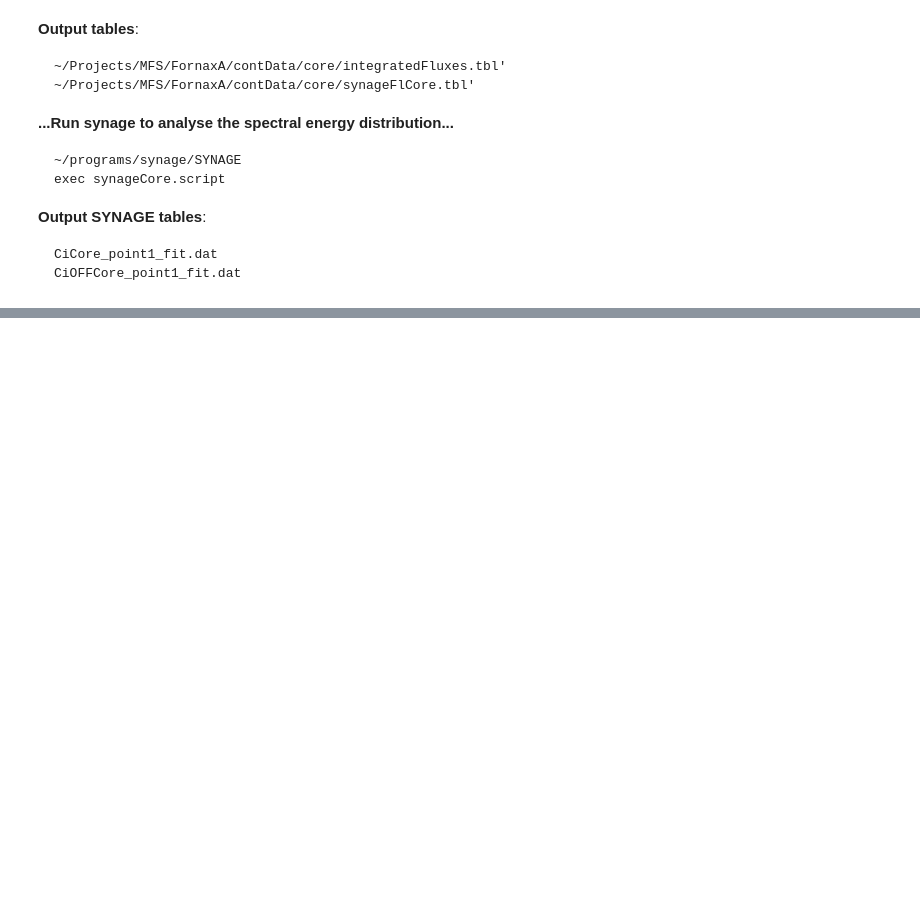
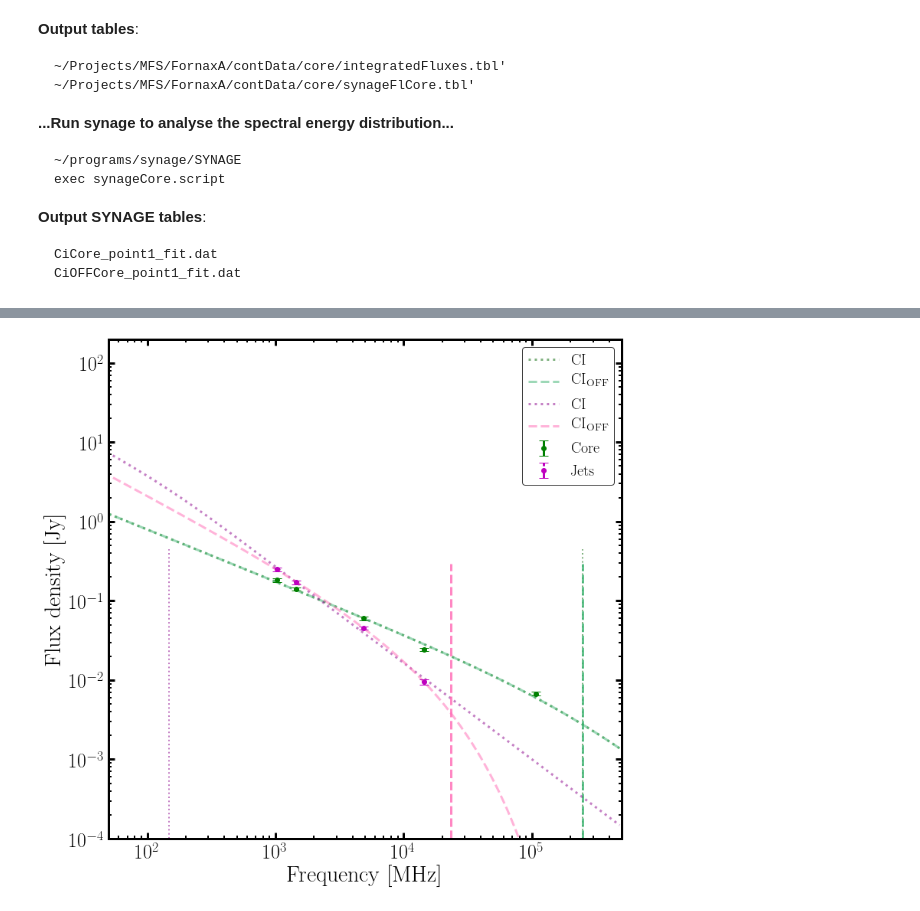
Before and after one commit to Fil8/contData, a Jupyter notebook: Core-Fluxes.ipynb, the cells around one changed output, grey strips where cells are left out. Saved outputs shown, nothing was run; the diff lists cells and outputs as text; code cells hidden in the pictures; blank space fills up the shorter version.

```diff
--- a/Core-Fluxes.ipynb
+++ b/Core-Fluxes.ipynb
@@ -435,0 +540,6 @@ print '\n\t-----> Loaded <-----'
+# %%
+outplot=rootDir+'coreKKKFpeak.png'
+plCIovCIOFFMultiReg(totBeam,modBeamCI,modBeamCIOFF,statsBeamCI,statsBeamCIOFF,
+            totOut,modOutCI,modOutCIOFF,statsOutCI,statsOutCIOFF,'Core','Jets',outplot)
+# %% [output]
+[figure, added]
```
Also changed, not shown: parts of 10 cells of this notebook, 5 other files.
